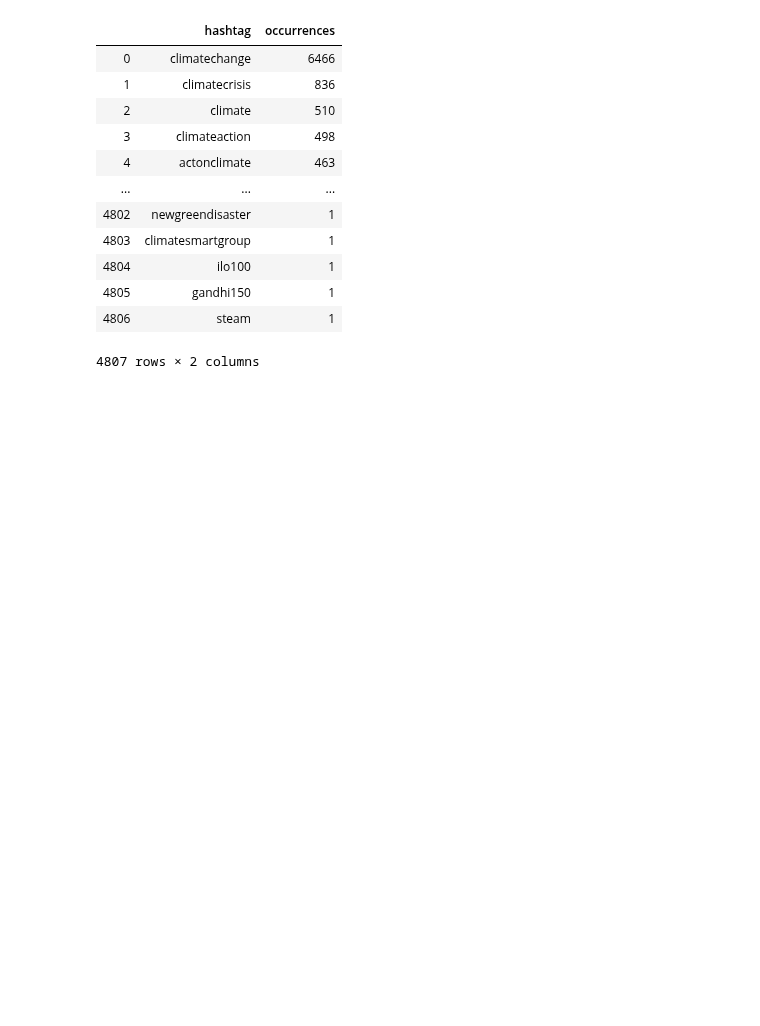
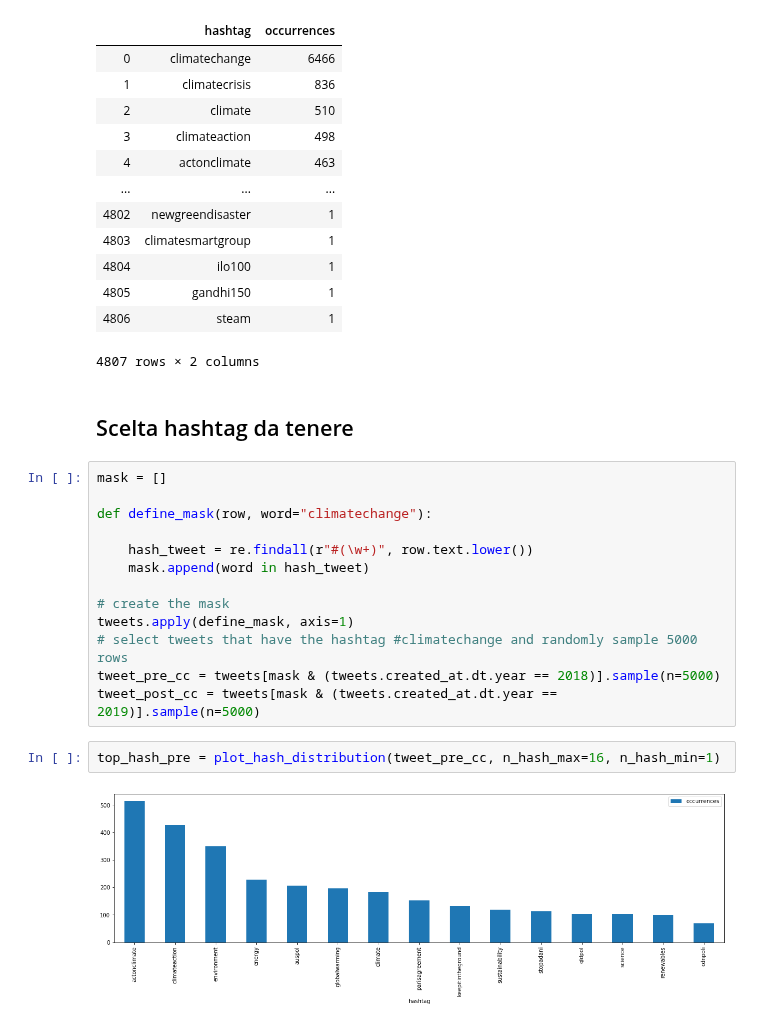
Before and after one commit to Mmiglio/ClimateAction, a Jupyter notebook: hashtags_greta.ipynb, the cells around one changed output. Drawn from its saved outputs; the diff is of its cells as text; blank space fills up the shorter version.

Commit message:
list most relevant hashtag conditioned to #climatechange

```diff
--- a/hashtags_greta.ipynb
+++ b/hashtags_greta.ipynb
@@ -139,3 +145,22 @@ top_hashc
 | 4805 | gandhi150 | 1 |
 | 4806 | steam | 1 |
 4807 rows × 2 columns
+# %% [markdown]
+## Scelta hashtag da tenere
+# %%
+mask = []
+
+def define_mask(row, word="climatechange"):
+
+    hash_tweet = re.findall(r"#(\w+)", row.text.lower())
+    mask.append(word in hash_tweet)
+
+# create the mask
+tweets.apply(define_mask, axis=1)
+# select tweets that have the hashtag #climatechange and randomly sample 5000 rows
+tweet_pre_cc = tweets[mask & (tweets.created_at.dt.year == 2018)].sample(n=5000)
+tweet_post_cc = tweets[mask & (tweets.created_at.dt.year == 2019)].sample(n=5000)
+# %%
+top_hash_pre = plot_hash_distribution(tweet_pre_cc, n_hash_max=16, n_hash_min=1)
+# %% [output]
+[figure, added]
```
Also changed, not shown: parts of 5 cells of this notebook, 1 other file.
